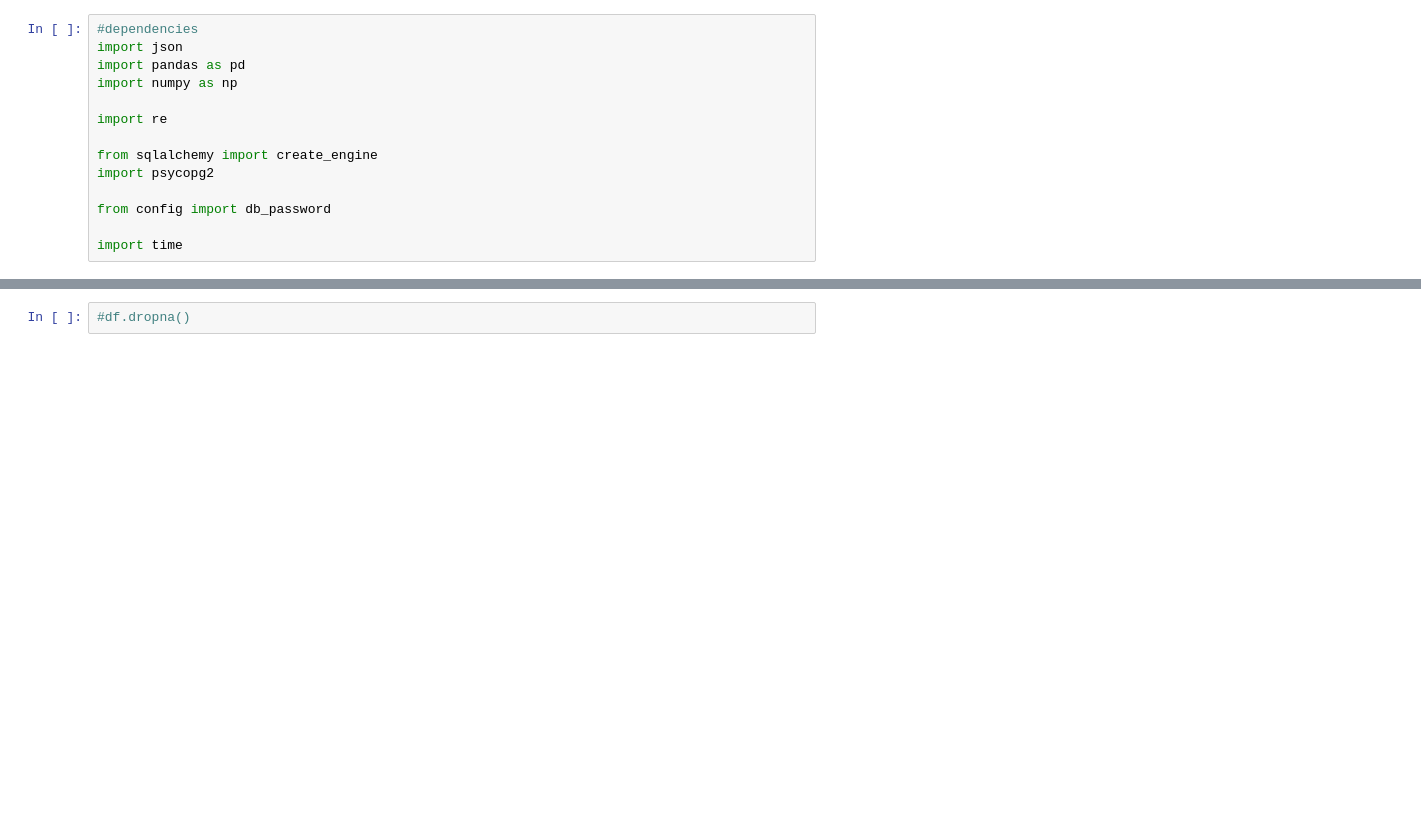
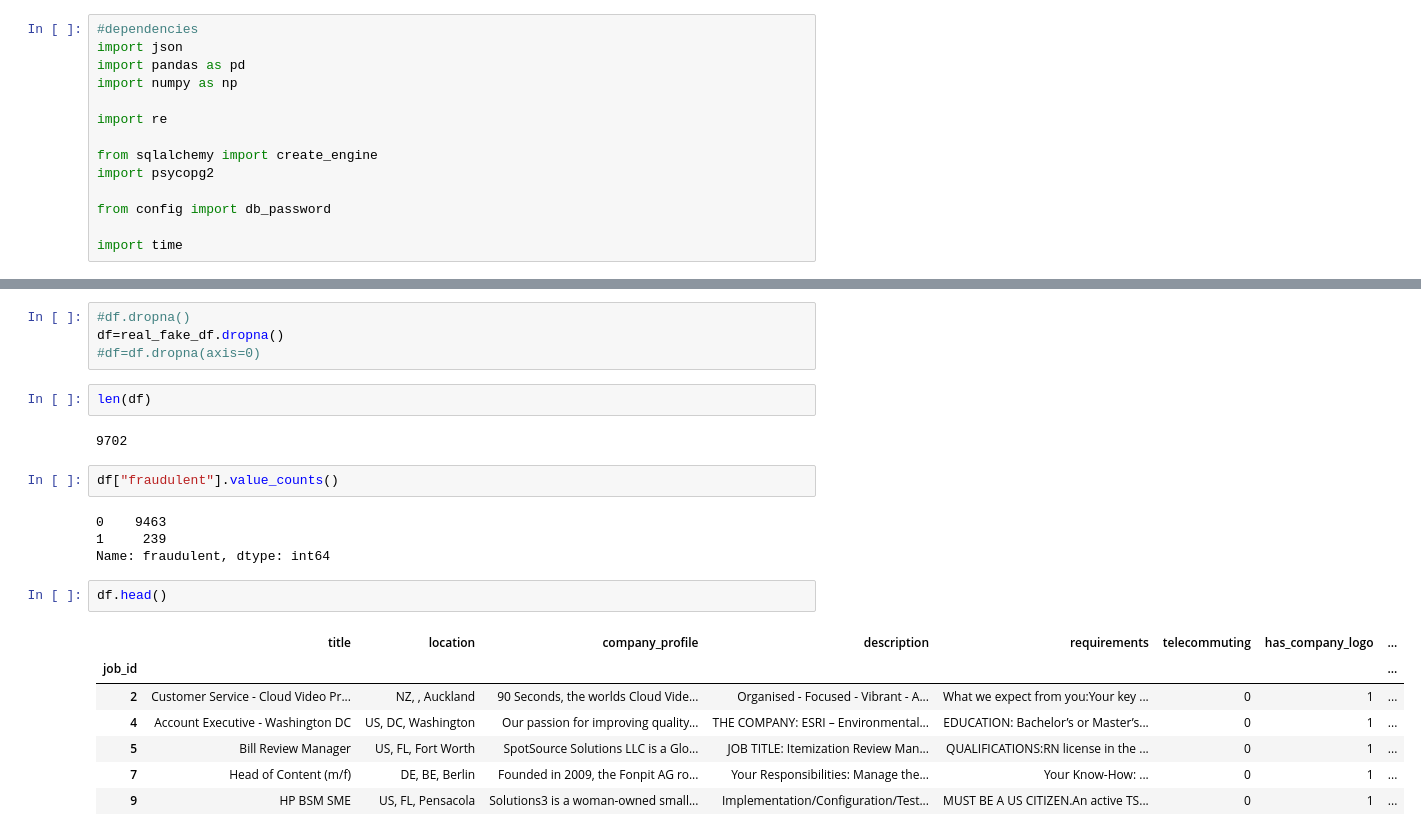
Before and after one commit to MiguelMSUB/Final_project, a Jupyter notebook: Team_Project_Starter.ipynb, the cells around one changed output, grey strips where cells are left out. Saved outputs shown, nothing was run; the diff lists cells and outputs as text; blank space fills up the shorter version.

```diff
--- a/Team_Project_Starter.ipynb
+++ b/Team_Project_Starter.ipynb
@@ -21,2 +114,24 @@ import time
 # %%
 #df.dropna()
+df=real_fake_df.dropna()
+#df=df.dropna(axis=0)
+# %%
+len(df)
+# %% [output]
+9702
+# %%
+df["fraudulent"].value_counts()
+# %% [output]
+0    9463
+1     239
+Name: fraudulent, dtype: int64
+# %%
+df.head()
+# %% [output]
+|  | title | location | company_profile | description | requirements | telecommuting | has_company_logo | ... |
+| job_id |  |  |  |  |  |  |  | ... |
+| 2 | Customer Service - Cloud Video Pr... | NZ, , Auckland | 90 Seconds, the worlds Cloud Vide... | Organised - Focused - Vibrant - A... | What we expect from you:Your key ... | 0 | 1 | ... |
+| 4 | Account Executive - Washington DC | US, DC, Washington | Our passion for improving quality... | THE COMPANY: ESRI – Environmental... | EDUCATION: Bachelor’s or Master’s... | 0 | 1 | ... |
+| 5 | Bill Review Manager | US, FL, Fort Worth | SpotSource Solutions LLC is a Glo... | JOB TITLE: Itemization Review Man... | QUALIFICATIONS:RN license in the ... | 0 | 1 | ... |
+| 7 | Head of Content (m/f) | DE, BE, Berlin | Founded in 2009, the Fonpit AG ro... | Your Responsibilities: Manage the... | Your Know-How: ... | 0 | 1 | ... |
+| 9 | HP BSM SME | US, FL, Pensacola | Solutions3 is a woman-owned small... | Implementation/Configuration/Test... | MUST BE A US CITIZEN.An active TS... | 0 | 1 | ... |
```
Also changed, not shown: parts of 13 cells of this notebook.
